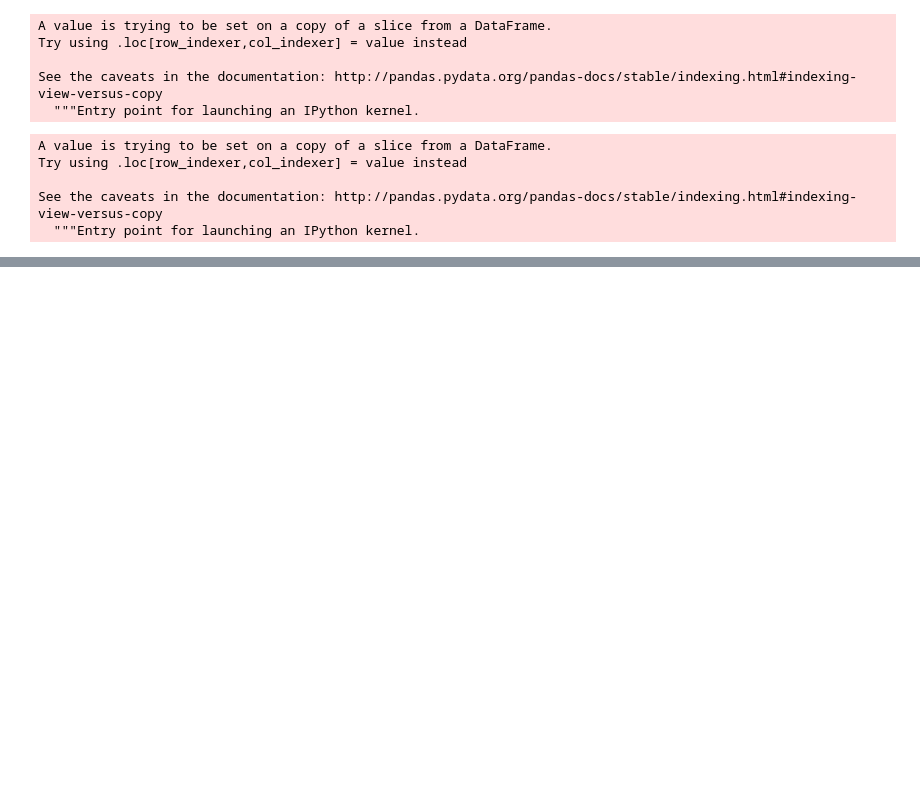
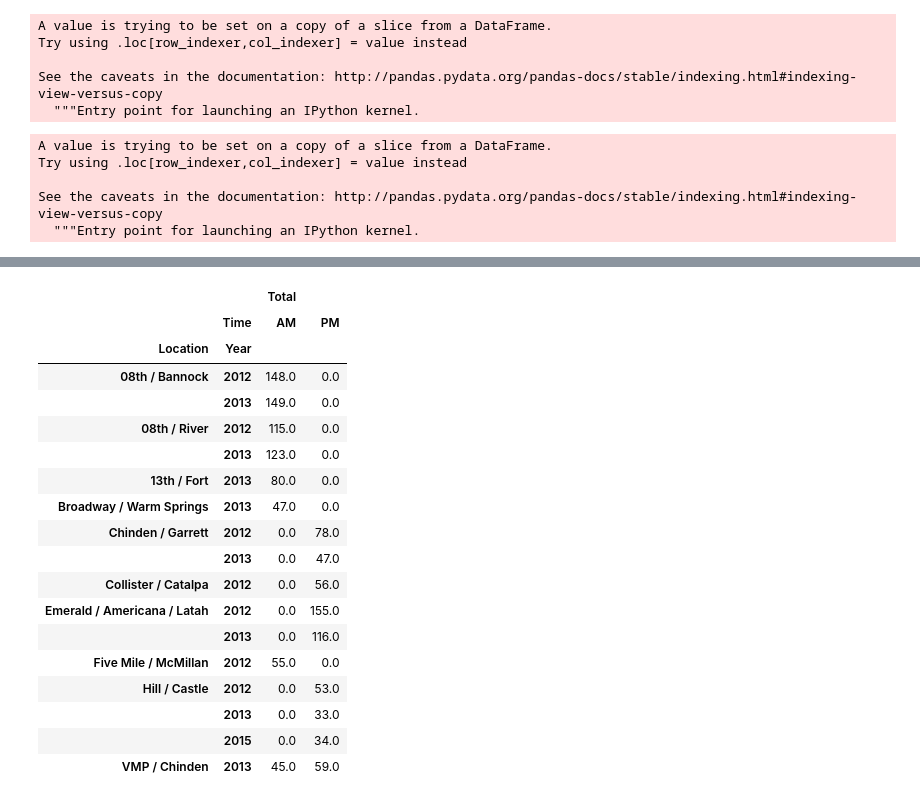
Before and after one commit to mikestefancic/TVCA, a Jupyter notebook: 04-tvca-infra.ipynb, the cells around one changed output, grey strips where cells are left out. Saved outputs shown, nothing was run; the diff lists cells and outputs as text; code cells hidden in the pictures; blank space fills up the shorter version.

```diff
--- a/04-tvca-infra.ipynb
+++ b/04-tvca-infra.ipynb
@@ -333,0 +332,24 @@ top10.set_index(['Location','Year','Time']).unstack()
+# %%
+# Imputing null values
+top_10_may = top_10_may.fillna(0)
+top_10_may
+# %% [output]
+|  |  | Total |  |
+|  | Time | AM | PM |
+| Location | Year |  |  |
+| 08th / Bannock | 2012 | 148.0 | 0.0 |
+|  | 2013 | 149.0 | 0.0 |
+| 08th / River | 2012 | 115.0 | 0.0 |
+|  | 2013 | 123.0 | 0.0 |
+| 13th / Fort | 2013 | 80.0 | 0.0 |
+| Broadway / Warm Springs | 2013 | 47.0 | 0.0 |
+| Chinden / Garrett | 2012 | 0.0 | 78.0 |
+|  | 2013 | 0.0 | 47.0 |
+| Collister / Catalpa | 2012 | 0.0 | 56.0 |
+| Emerald / Americana / Latah | 2012 | 0.0 | 155.0 |
+|  | 2013 | 0.0 | 116.0 |
+| Five Mile / McMillan | 2012 | 55.0 | 0.0 |
+| Hill / Castle | 2012 | 0.0 | 53.0 |
+|  | 2013 | 0.0 | 33.0 |
+|  | 2015 | 0.0 | 34.0 |
+| VMP / Chinden | 2013 | 45.0 | 59.0 |
```
Also changed, not shown: parts of 8 cells of this notebook.
